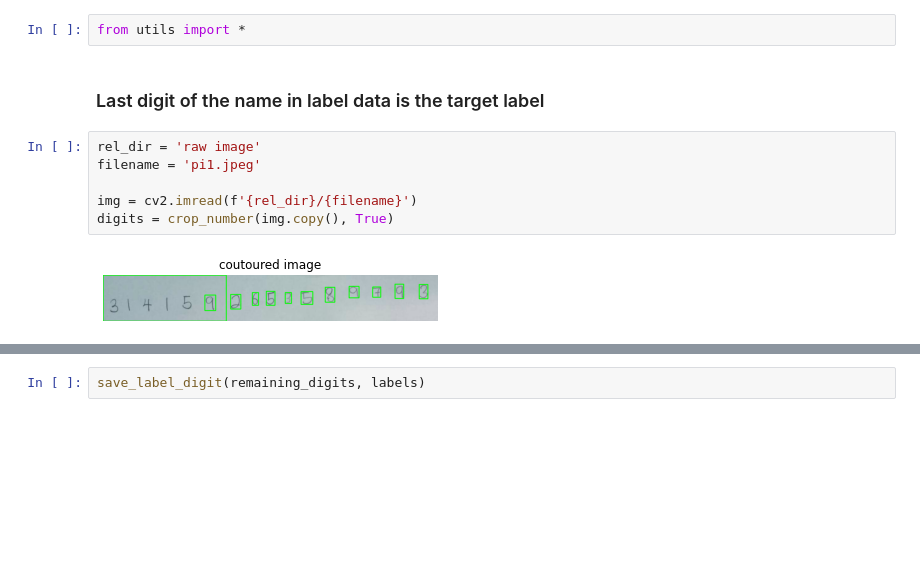
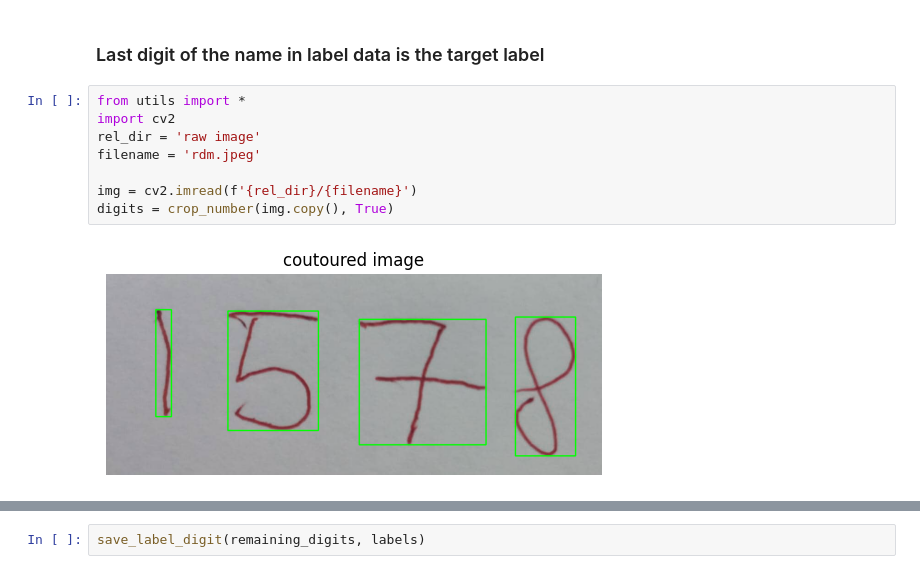
Before and after one commit to taimoon/handwritten-digits-recognition, a Jupyter notebook: labelling.ipynb, the cells around one changed output, grey strips where cells are left out. Cells and saved outputs as stored; diff of their text form; blank space fills up the shorter version.

```diff
--- a/labelling.ipynb
+++ b/labelling.ipynb
@@ -1,15 +1,15 @@
-# %%
-from utils import *
 # %% [markdown]
 ### Last digit of the name in label data is the target label
 # %%
+from utils import *
+import cv2
 rel_dir = 'raw image'
-filename = 'pi1.jpeg'
+filename = 'rdm.jpeg'
 
 img = cv2.imread(f'{rel_dir}/{filename}')
 digits = crop_number(img.copy(), True)
 # %% [output]
-[figure, old version]
+[figure, new version]
 # %%
 remaining_digits, labels = manual_label(digits)
 # %% [output]
```
Also changed, not shown: parts of 1 cell of this notebook, 40 other files.
